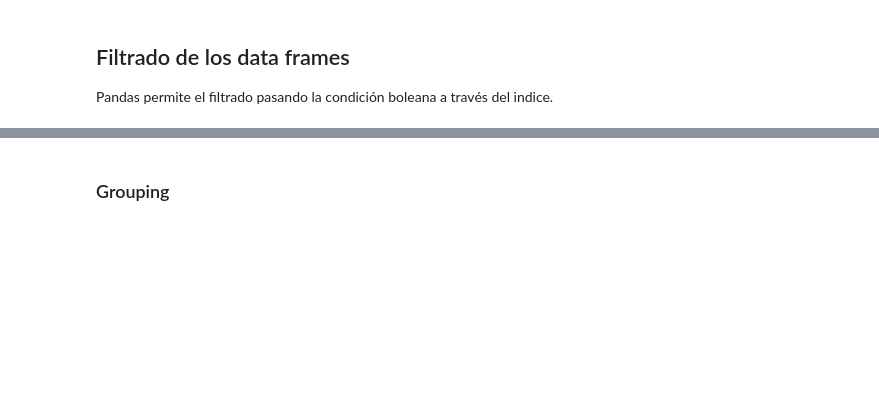
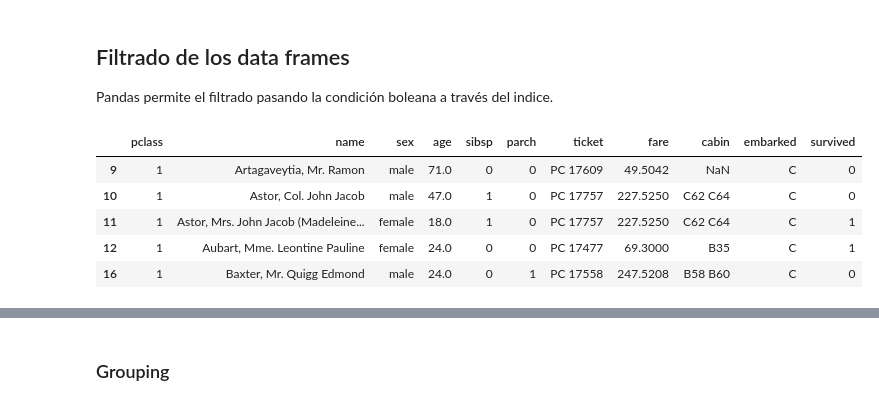
Before and after one commit to pabloformoso/MeetupCorunaAI, a Jupyter notebook: 0.Intro/03.Pandas.ipynb, the cells around one changed output, grey strips where cells are left out. Drawn from its saved outputs; the diff is of its cells as text; code cells hidden in the pictures; blank space fills up the shorter version.

```diff
--- a/0.Intro/03.Pandas.ipynb
+++ b/0.Intro/03.Pandas.ipynb
@@ -45,5 +74,12 @@ df["name"].head()
 
 Pandas permite el filtrado pasando la condición boleana a través del indice.
 # %%
-df[df["sex"]=="female"].head()
+df[df["embarked"]=="C"].head()
+# %% [output]
+|  | pclass | name | sex | age | sibsp | parch | ticket | fare | cabin | embarked | survived |
+| 9 | 1 | Artagaveytia, Mr. Ramon | male | 71.0 | 0 | 0 | PC 17609 | 49.5042 | NaN | C | 0 |
+| 10 | 1 | Astor, Col. John Jacob | male | 47.0 | 1 | 0 | PC 17757 | 227.5250 | C62 C64 | C | 0 |
+| 11 | 1 | Astor, Mrs. John Jacob (Madeleine... | female | 18.0 | 1 | 0 | PC 17757 | 227.5250 | C62 C64 | C | 1 |
+| 12 | 1 | Aubart, Mme. Leontine Pauline | female | 24.0 | 0 | 0 | PC 17477 | 69.3000 | B35 | C | 1 |
+| 16 | 1 | Baxter, Mr. Quigg Edmond | male | 24.0 | 0 | 1 | PC 17558 | 247.5208 | B58 B60 | C | 0 |
 # %%
```
Also changed, not shown: parts of 19 cells of this notebook, 4 other files.
